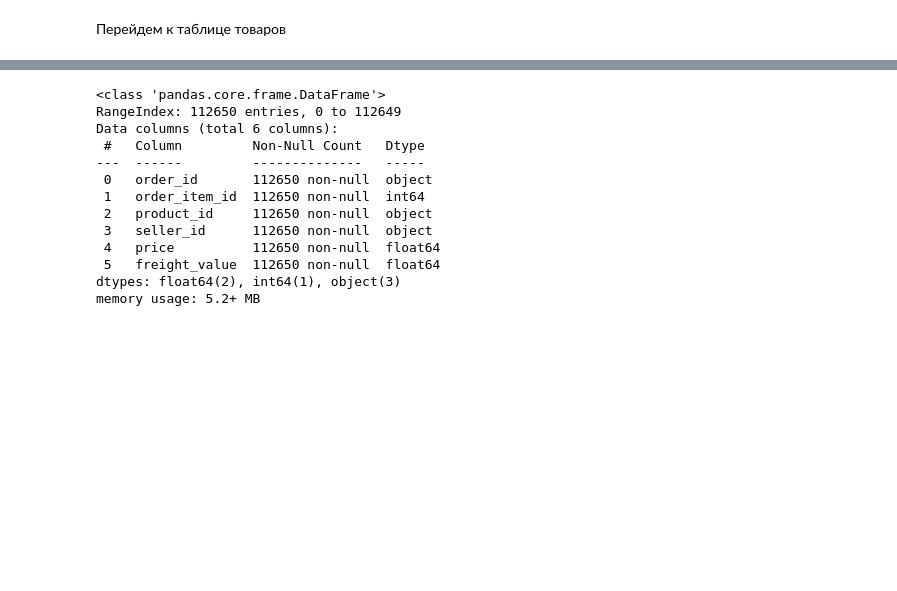
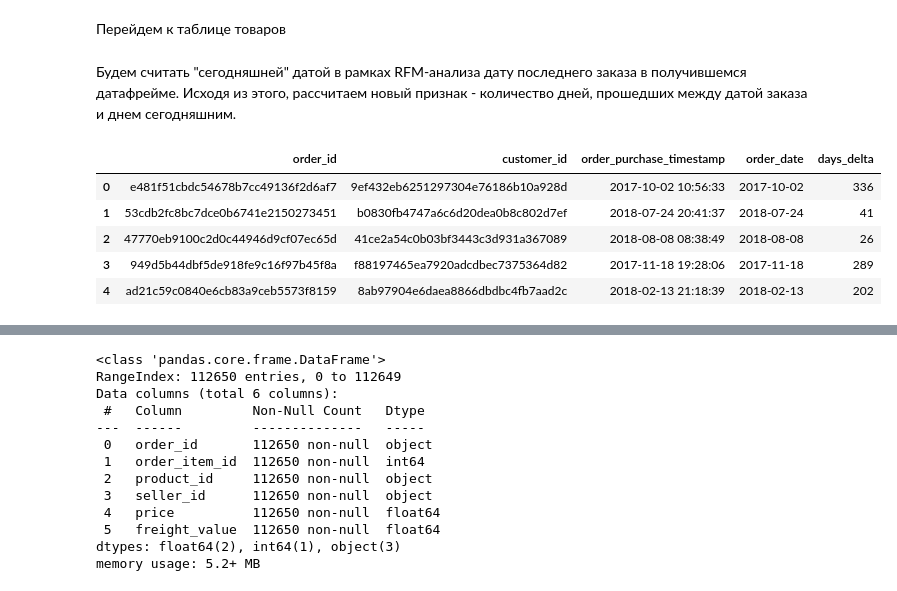
Before and after one commit to aleks-haksly/portfolio, a Jupyter notebook: Marketing analytics/RFM/RFM analysis.ipynb, the cells around one changed output, grey strips where cells are left out. Cells and saved outputs as stored; diff of their text form; code cells hidden in the pictures; blank space fills up the shorter version.

```diff
--- a/Marketing analytics/RFM/RFM analysis.ipynb
+++ b/Marketing analytics/RFM/RFM analysis.ipynb
@@ -160,5 +160,4 @@ memory usage: 1.5+ MB
 # %% [markdown]
 Теперь обратимся к таблице заказов.
 # %%
-df_orders = pd.read_csv('olist_orders_dataset.csv')
-df_orders.head()
+orders_df = pd.read_csv('olist_orders_dataset.csv')
@@ -172,8 +164,8 @@ df_orders.head()
 # %% [markdown]
 Здесь оставим только поля `order_id`,	`customer_id`,	`order_status` `order_purchase_timestamp`. Также проверим полноту данных.
 # %%
-df_orders = df_orders[['order_id', 'customer_id', 'order_status', 'order_purchase_timestamp']]
-df_orders.info()
+orders_df = orders_df[['order_id', 'customer_id', 'order_status', 'order_purchase_timestamp']]
+orders_df.info()
 # %% [output]
 <class 'pandas.core.frame.DataFrame'>
 RangeIndex: 99441 entries, 0 to 99440
@@ -220,3 +204,21 @@ df_orders.head()
 # %% [markdown]
 Перейдем к таблице товаров
+# %% [markdown]
+Будем считать "сегодняшней" датой в рамках RFM-анализа дату последнего заказа в получившемся датафрейме. Исходя из этого, рассчитаем новый признак - количество дней, прошедших между датой заказа и днем сегодняшним.
+# %%
+orders_df['order_date'] = pd.to_datetime(orders_df['order_purchase_timestamp']).dt.date
+orders_df['days_delta'] = (orders_df['order_date'].max() - orders_df['order_date']).apply(lambda x: x.days)
+# Выберем временной период, на котором мы будем проводить RFM анализ.
+#Чаще всего для этого берется период длительностью один год от текужей даты,
+#но могут быть выбраныи и другие периоды, в зависимости от отрасли и вида бизнеса.
+period = 365
+orders_df = orders_df[orders_df.days_delta <= period]
+orders_df.head()
+# %% [output]
+|  | order_id | customer_id | order_purchase_timestamp | order_date | days_delta |
+| 0 | e481f51cbdc54678b7cc49136f2d6af7 | 9ef432eb6251297304e76186b10a928d | 2017-10-02 10:56:33 | 2017-10-02 | 336 |
+| 1 | 53cdb2fc8bc7dce0b6741e2150273451 | b0830fb4747a6c6d20dea0b8c802d7ef | 2018-07-24 20:41:37 | 2018-07-24 | 41 |
+| 2 | 47770eb9100c2d0c44946d9cf07ec65d | 41ce2a54c0b03bf3443c3d931a367089 | 2018-08-08 08:38:49 | 2018-08-08 | 26 |
+| 3 | 949d5b44dbf5de918fe9c16f97b45f8a | f88197465ea7920adcdbec7375364d82 | 2017-11-18 19:28:06 | 2017-11-18 | 289 |
+| 4 | ad21c59c0840e6cb83a9ceb5573f8159 | 8ab97904e6daea8866dbdbc4fb7aad2c | 2018-02-13 21:18:39 | 2018-02-13 | 202 |
 # %%
```
Also changed, not shown: parts of 19 cells of this notebook.
